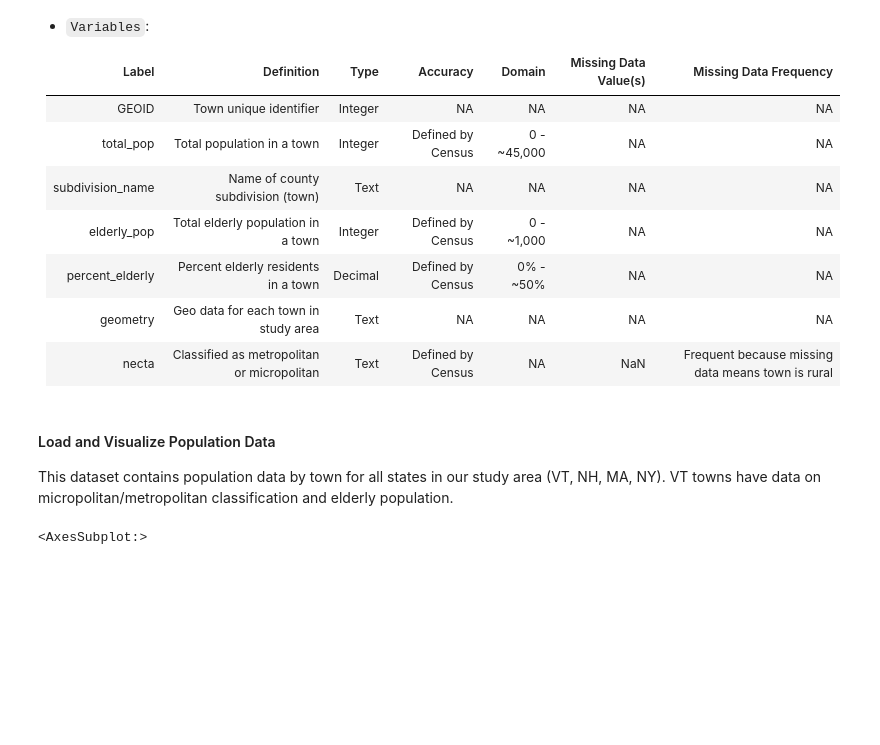
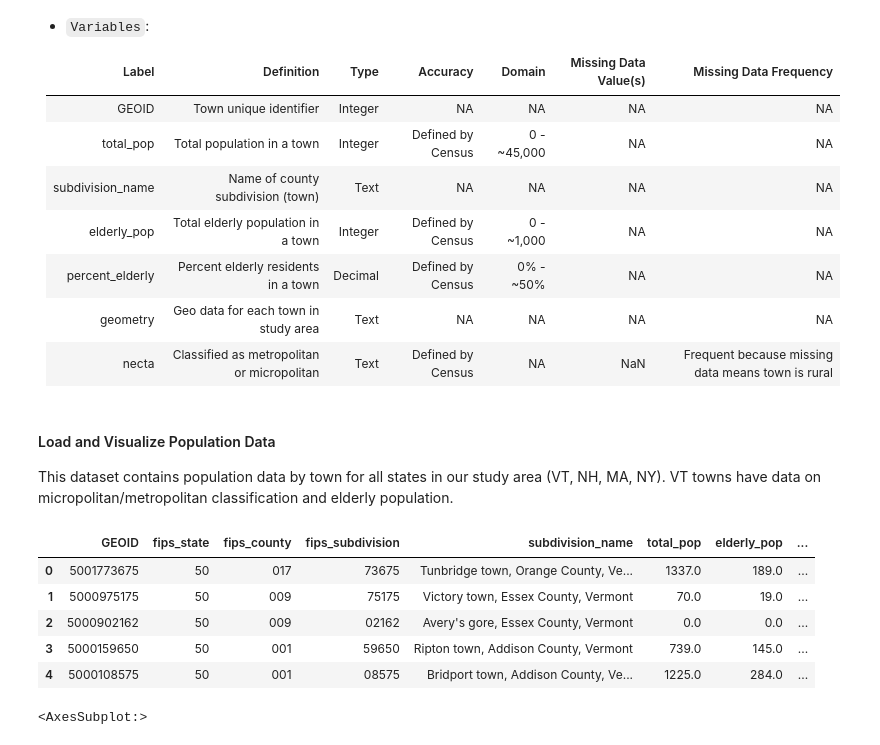
Before and after one commit to HEGSRR/OR-VT-Pharmacy, a Jupyter notebook: procedure/code/01_Pharmacy_Accessibility.ipynb, the cells around one changed output. Drawn from its saved outputs; the diff is of its cells as text; code cells hidden in the pictures; blank space fills up the shorter version.

```diff
--- a/procedure/code/01_Pharmacy_Accessibility.ipynb
+++ b/procedure/code/01_Pharmacy_Accessibility.ipynb
@@ -271,17 +296,25 @@ This dataset contains population data by town for all states in our study area (
 # %%
 # Read in population data by town
 population_df = gpd.read_file('./data/raw/public/population/tidycensus_population.gpkg')
 
 # Read in metropolitan / micropolitan classifications (NECTAS)
 nectas_df =  gpd.read_file('./data/raw/public/population/nectas.csv')
 
 # Join NECTAS classifications to population data with subdivision and county FIPS
 pop_df = pd.merge(population_df, nectas_df[['fips_subdivision', 'necta', 'fips_county', 'fips_state']], on=['fips_subdivision','fips_county', 'fips_state'], how = 'left')
 
 # Save as geopackage into public/derived
-pop_df.to_file('./data//derived/public/pop_data.gpkg', driver='GPKG')
+if False:
+    pop_df.to_file('./data//derived/public/pop_data.gpkg', driver='GPKG')
 
 pop_df.head()
+# %% [output]
+|  | GEOID | fips_state | fips_county | fips_subdivision | subdivision_name | total_pop | elderly_pop | ... |
+| 0 | 5001773675 | 50 | 017 | 73675 | Tunbridge town, Orange County, Ve... | 1337.0 | 189.0 | ... |
+| 1 | 5000975175 | 50 | 009 | 75175 | Victory town, Essex County, Vermont | 70.0 | 19.0 | ... |
+| 2 | 5000902162 | 50 | 009 | 02162 | Avery's gore, Essex County, Vermont | 0.0 | 0.0 | ... |
+| 3 | 5000159650 | 50 | 001 | 59650 | Ripton town, Addison County, Vermont | 739.0 | 145.0 | ... |
+| 4 | 5000108575 | 50 | 001 | 08575 | Bridport town, Addison County, Ve... | 1225.0 | 284.0 | ... |
 # %%
 # All geometries for which we have obtained population data
 pop_df.plot()
```
Also changed, not shown: parts of 53 cells of this notebook, 2 other files.
